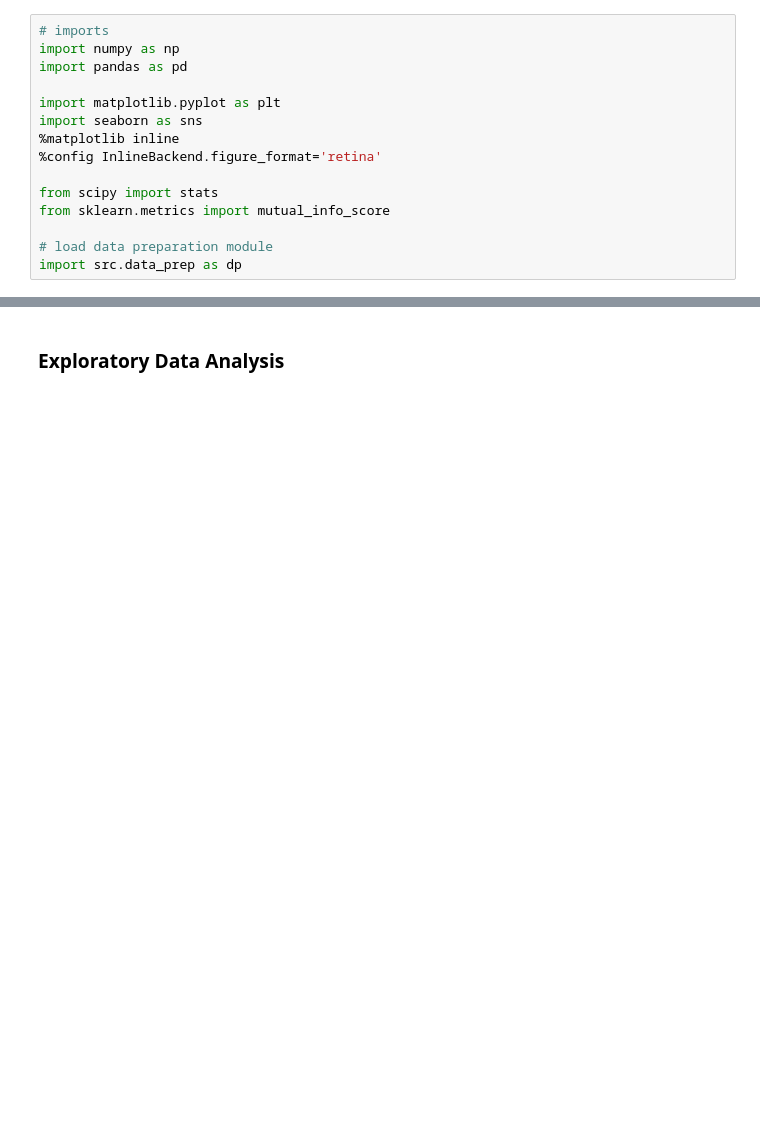
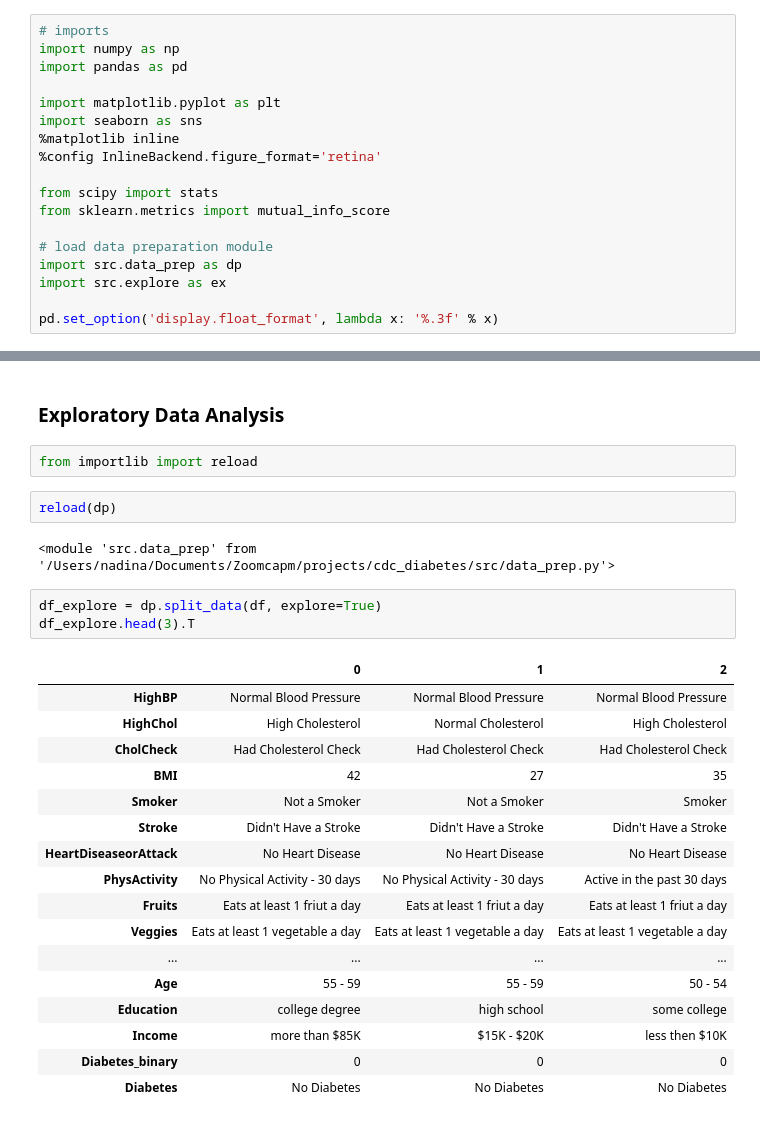
Before and after one commit to nadia-paz/cdc_diabetes, a Jupyter notebook: notebook.ipynb, the cells around one changed output, grey strips where cells are left out. Drawn from its saved outputs; the diff is of its cells as text; blank space fills up the shorter version.

```diff
--- a/notebook.ipynb
+++ b/notebook.ipynb
@@ -37,6 +37,9 @@ from sklearn.metrics import mutual_info_score
 
 # load data preparation module
 import src.data_prep as dp
+import src.explore as ex
+
+pd.set_option('display.float_format', lambda x: '%.3f' % x)
 # %% [markdown]
 <a class="anchor" id="loaddata"></a>
 ### Load data
@@ -79,3 +62,30 @@ Upon initial inspection, the data appeared to mostly consist of digital values a
 # %% [markdown]
 <a name="eda"></a>
 ### Exploratory Data Analysis
+# %%
+from importlib import reload
+# %%
+reload(dp)
+# %% [output]
+<module 'src.data_prep' from '/Users/nadina/Documents/Zoomcapm/projects/cdc_diabetes/src/data_prep.py'>
+# %%
+df_explore = dp.split_data(df, explore=True)
+df_explore.head(3).T
+# %% [output]
+|  | 0 | 1 | 2 |
+| HighBP | Normal Blood Pressure | Normal Blood Pressure | Normal Blood Pressure |
+| HighChol | High Cholesterol | Normal Cholesterol | High Cholesterol |
+| CholCheck | Had Cholesterol Check | Had Cholesterol Check | Had Cholesterol Check |
+| BMI | 42 | 27 | 35 |
+| Smoker | Not a Smoker | Not a Smoker | Smoker |
+| Stroke | Didn't Have a Stroke | Didn't Have a Stroke | Didn't Have a Stroke |
+| HeartDiseaseorAttack | No Heart Disease | No Heart Disease | No Heart Disease |
+| PhysActivity | No Physical Activity - 30 days | No Physical Activity - 30 days | Active in the past 30 days |
+| Fruits | Eats at least 1 friut a day | Eats at least 1 friut a day | Eats at least 1 friut a day |
+| Veggies | Eats at least 1 vegetable a day | Eats at least 1 vegetable a day | Eats at least 1 vegetable a day |
+| ... | ... | ... | ... |
+| Age | 55 - 59 | 55 - 59 | 50 - 54 |
+| Education | college degree | high school | some college |
+| Income | more than $85K | $15K - $20K | less then $10K |
+| Diabetes_binary | 0 | 0 | 0 |
+| Diabetes | No Diabetes | No Diabetes | No Diabetes |
```
Also changed, not shown: parts of 10 cells of this notebook.
